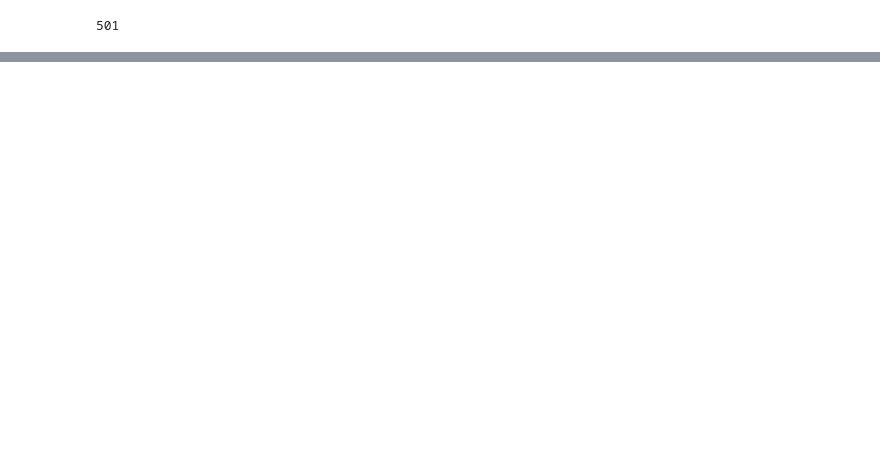
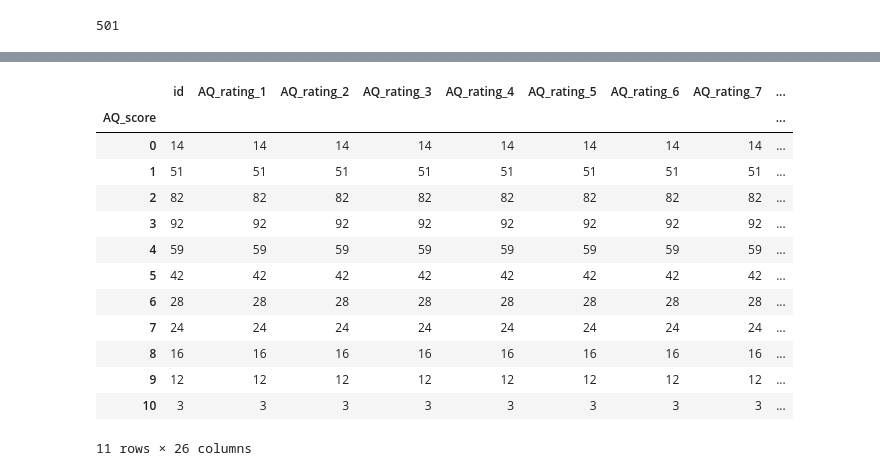
Before and after one commit to BryanGonzalez262/KnowledgeBeliefASD, a Jupyter notebook: analysis/pilot_analysis.ipynb, the cells around one changed output, grey strips where cells are left out. Drawn from its saved outputs; the diff is of its cells as text; code cells hidden in the pictures; blank space fills up the shorter version.

```diff
--- a/analysis/pilot_analysis.ipynb
+++ b/analysis/pilot_analysis.ipynb
@@ -124,0 +153,10 @@ len(f_dat.prolific_id.unique())
+# %%
+
+import numpy as np
+
+conn = sqlite3.connect('knwlg_blf.db')
+a_dat = pd.read_sql('SELECT * FROM autism_scores A INNER JOIN subjects B ON A.prolific_id = B.prolific_id WHERE B.completion_code="548DA3BD"', con=conn)
+a_dat = a_dat.loc[:,~a_dat.columns.duplicated()].copy() # prolific id from both tables will be in df, remove duplicate
+
+a_dat = a_dat[a_dat.prolific_id.isin(dat.prolific_id.unique()).values] # only use subjects in trial analysis
+a_dat.describe()
@@ -124,0 +190,17 @@ len(f_dat.prolific_id.unique())
+# %%
+a_dat.groupby('AQ_score').count()
+# %% [output]
+|  | id | AQ_rating_1 | AQ_rating_2 | AQ_rating_3 | AQ_rating_4 | AQ_rating_5 | AQ_rating_6 | AQ_rating_7 | ... |
+| AQ_score |  |  |  |  |  |  |  |  | ... |
+| 0 | 14 | 14 | 14 | 14 | 14 | 14 | 14 | 14 | ... |
+| 1 | 51 | 51 | 51 | 51 | 51 | 51 | 51 | 51 | ... |
+| 2 | 82 | 82 | 82 | 82 | 82 | 82 | 82 | 82 | ... |
+| 3 | 92 | 92 | 92 | 92 | 92 | 92 | 92 | 92 | ... |
+| 4 | 59 | 59 | 59 | 59 | 59 | 59 | 59 | 59 | ... |
+| 5 | 42 | 42 | 42 | 42 | 42 | 42 | 42 | 42 | ... |
+| 6 | 28 | 28 | 28 | 28 | 28 | 28 | 28 | 28 | ... |
+| 7 | 24 | 24 | 24 | 24 | 24 | 24 | 24 | 24 | ... |
+| 8 | 16 | 16 | 16 | 16 | 16 | 16 | 16 | 16 | ... |
+| 9 | 12 | 12 | 12 | 12 | 12 | 12 | 12 | 12 | ... |
+| 10 | 3 | 3 | 3 | 3 | 3 | 3 | 3 | 3 | ... |
+11 rows × 26 columns
```
Also changed, not shown: parts of 19 cells of this notebook.
